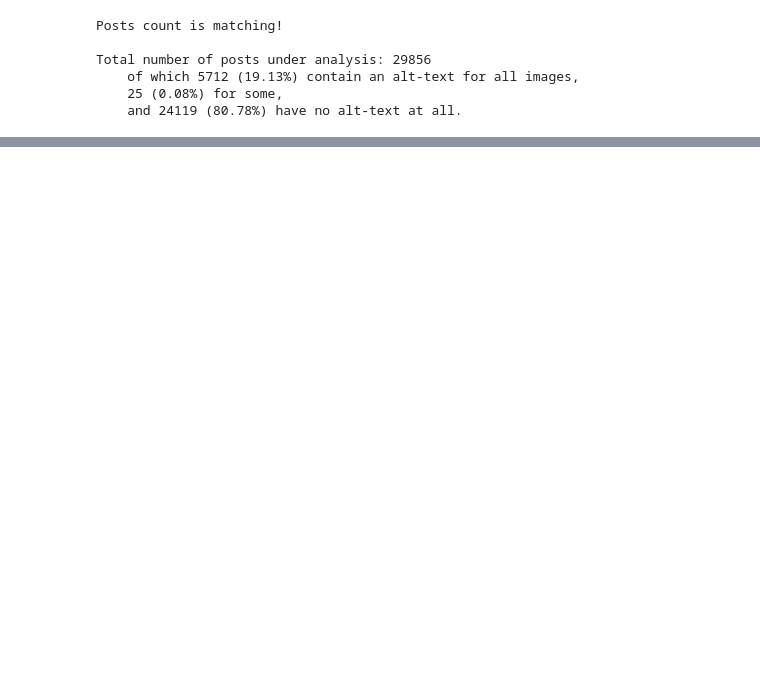
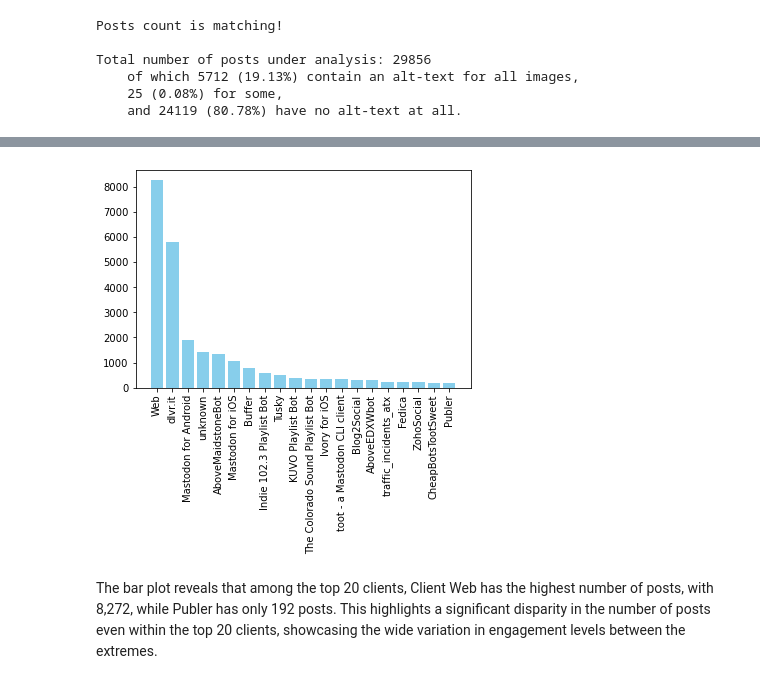
Before and after one commit to alterism/mastodon-alt-text, a Jupyter notebook: introduction_data_science_project.ipynb, the cells around one changed output, grey strips where cells are left out. Saved outputs shown, nothing was run; the diff lists cells and outputs as text; code cells hidden in the pictures; blank space fills up the shorter version.

```diff
--- a/introduction_data_science_project.ipynb
+++ b/introduction_data_science_project.ipynb
@@ -203,0 +225,6 @@ ax.pie(posts_pie, labels=labels_pie, autopct='%1.1f%%')
+# %%
+##Count how many posts_counts by client
+
+#select columns we want to analyze
+data_selected = data[['client', 'posts_count']].head(20) # take only the first 20 clients to have a general overview on how they behave
+data_selected
@@ -203,0 +249,6 @@ ax.pie(posts_pie, labels=labels_pie, autopct='%1.1f%%')
+# %%
+#barplot: to review top 20 clients with more posts
+plt.bar(data_selected['client'],data_selected['posts_count'],color = 'skyblue')
+plt.xticks(rotation=90)
+plt
+# %% [output]
@@ -203,0 +256,3 @@ ax.pie(posts_pie, labels=labels_pie, autopct='%1.1f%%')
+[figure, added]
+# %% [markdown]
+The bar plot reveals that among the top 20 clients, Client Web has the highest number of posts, with 8,272, while Publer has only 192 posts. This highlights a significant disparity in the number of posts even within the top 20 clients, showcasing the wide variation in engagement levels between the extremes.
```
Also changed, not shown: parts of 35 cells of this notebook.
